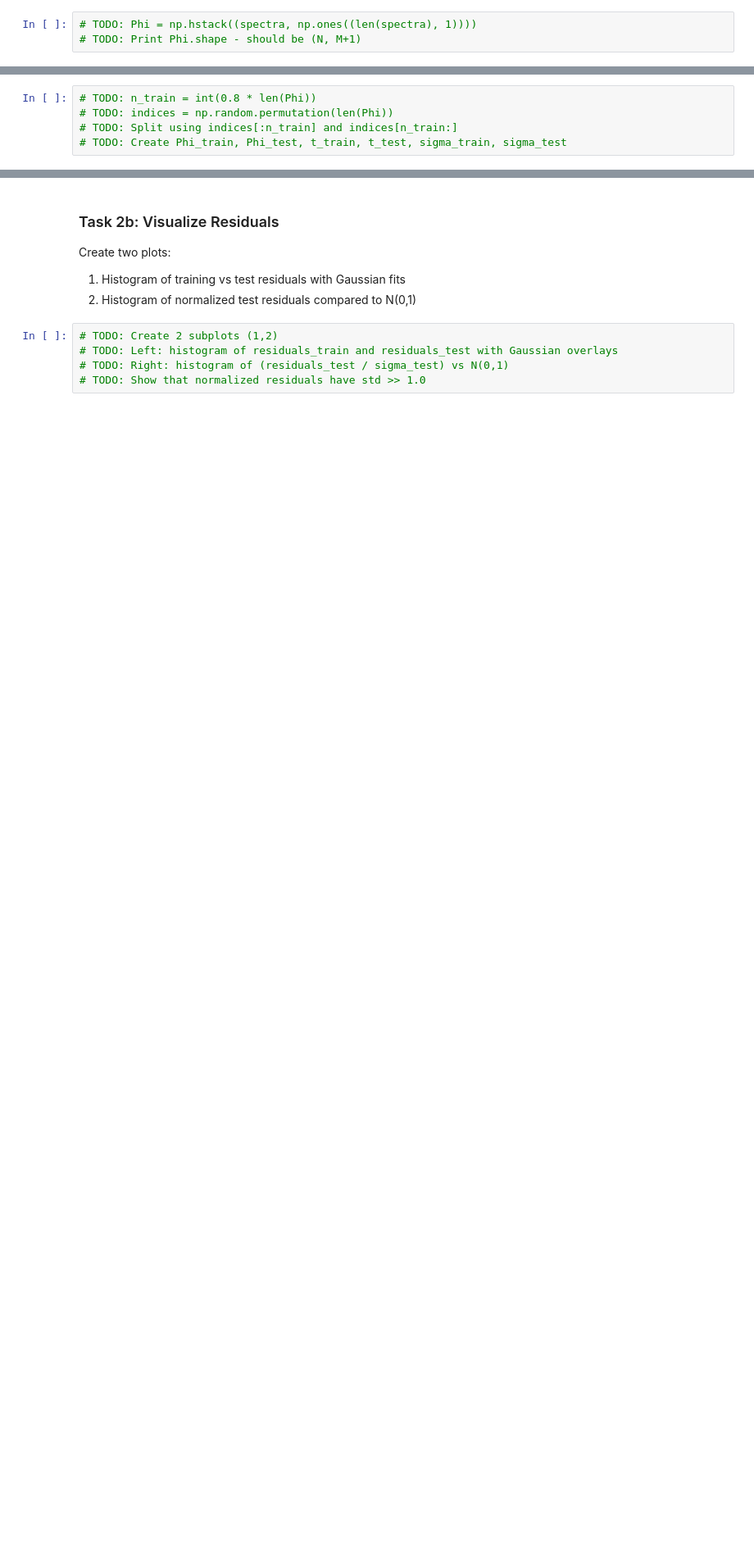
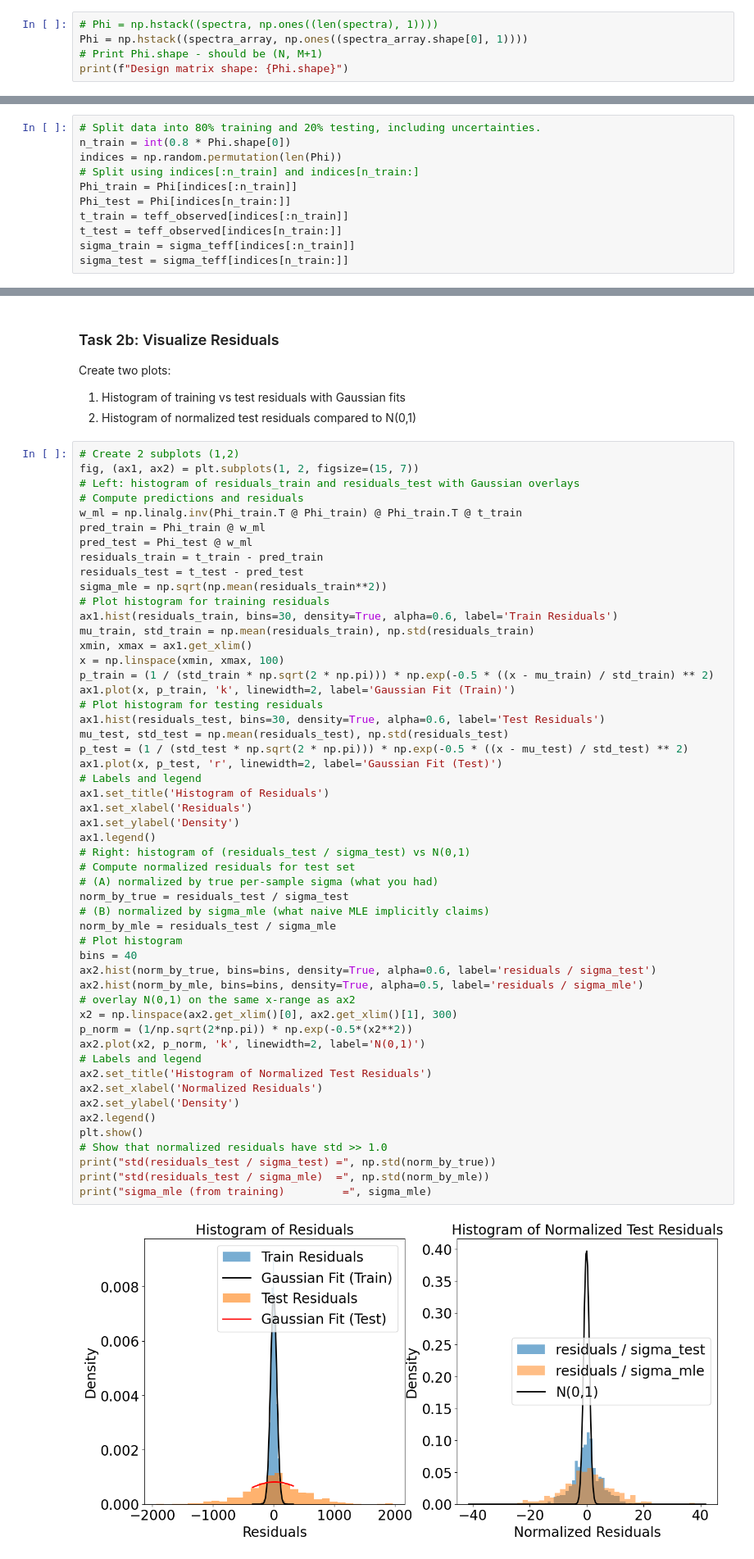
Before and after one commit to NirmalKumarMari/PHYS-434, a Jupyter notebook: lab_6_template.ipynb, the cells around one changed output, grey strips where cells are left out. Shown at 82% size. Drawn from its saved outputs; the diff is of its cells as text; blank space fills up the shorter version.

```diff
--- a/lab_6_template.ipynb
+++ b/lab_6_template.ipynb
@@ -64,3 +75,5 @@ Create design matrix $\boldsymbol{\Phi}$ with:
 # %%
-# TODO: Phi = np.hstack((spectra, np.ones((len(spectra), 1))))
-# TODO: Print Phi.shape - should be (N, M+1)
+# Phi = np.hstack((spectra, np.ones((len(spectra), 1))))
+Phi = np.hstack((spectra_array, np.ones((spectra_array.shape[0], 1))))
+# Print Phi.shape - should be (N, M+1)
+print(f"Design matrix shape: {Phi.shape}")
@@ -69,10 +84,16 @@ Create design matrix $\boldsymbol{\Phi}$ with:
 
 Split data into 80% training and 20% testing, including uncertainties.
 # %%
-# TODO: n_train = int(0.8 * len(Phi))
-# TODO: indices = np.random.permutation(len(Phi))
-# TODO: Split using indices[:n_train] and indices[n_train:]
-# TODO: Create Phi_train, Phi_test, t_train, t_test, sigma_train, sigma_test
+# Split data into 80% training and 20% testing, including uncertainties.
+n_train = int(0.8 * Phi.shape[0])
+indices = np.random.permutation(len(Phi))
+# Split using indices[:n_train] and indices[n_train:]
+Phi_train = Phi[indices[:n_train]]
+Phi_test = Phi[indices[n_train:]]
+t_train = teff_observed[indices[:n_train]]
+t_test = teff_observed[indices[n_train:]]
+sigma_train = sigma_teff[indices[:n_train]]
+sigma_test = sigma_teff[indices[n_train:]]
 # %% [markdown]
 ### Task 1d: Visualize Spectra
 
@@ -109,7 +156,56 @@ Create two plots:
 1. Histogram of training vs test residuals with Gaussian fits
 2. Histogram of normalized test residuals compared to N(0,1)
 # %%
-# TODO: Create 2 subplots (1,2)
-# TODO: Left: histogram of residuals_train and residuals_test with Gaussian overlays
-# TODO: Right: histogram of (residuals_test / sigma_test) vs N(0,1)
-# TODO: Show that normalized residuals have std >> 1.0
+# Create 2 subplots (1,2)
+fig, (ax1, ax2) = plt.subplots(1, 2, figsize=(15, 7))
+# Left: histogram of residuals_train and residuals_test with Gaussian overlays
+# Compute predictions and residuals
+w_ml = np.linalg.inv(Phi_train.T @ Phi_train) @ Phi_train.T @ t_train
+pred_train = Phi_train @ w_ml
+pred_test = Phi_test @ w_ml
+residuals_train = t_train - pred_train
+residuals_test = t_test - pred_test
+sigma_mle = np.sqrt(np.mean(residuals_train**2))
+# Plot histogram for training residuals
+ax1.hist(residuals_train, bins=30, density=True, alpha=0.6, label='Train Residuals')
+mu_train, std_train = np.mean(residuals_train), np.std(residuals_train)
+xmin, xmax = ax1.get_xlim()
+x = np.linspace(xmin, xmax, 100)
+p_train = (1 / (std_train * np.sqrt(2 * np.pi))) * np.exp(-0.5 * ((x - mu_train) / std_train) ** 2)
+ax1.plot(x, p_train, 'k', linewidth=2, label='Gaussian Fit (Train)')
+# Plot histogram for testing residuals
+ax1.hist(residuals_test, bins=30, density=True, alpha=0.6, label='Test Residuals')
+mu_test, std_test = np.mean(residuals_test), np.std(residuals_test)
+p_test = (1 / (std_test * np.sqrt(2 * np.pi))) * np.exp(-0.5 * ((x - mu_test) / std_test) ** 2)
+ax1.plot(x, p_test, 'r', linewidth=2, label='Gaussian Fit (Test)')
+# Labels and legend
+ax1.set_title('Histogram of Residuals')
+ax1.set_xlabel('Residuals')
+ax1.set_ylabel('Density')
+ax1.legend()
+# Right: histogram of (residuals_test / sigma_test) vs N(0,1)
+# Compute normalized residuals for test set
+# (A) normalized by true per-sample sigma (what you had)
+norm_by_true = residuals_test / sigma_test
+# (B) normalized by sigma_mle (what naive MLE implicitly claims)
+norm_by_mle = residuals_test / sigma_mle
+# Plot histogram
+bins = 40
+ax2.hist(norm_by_true, bins=bins, density=True, alpha=0.6, label='residuals / sigma_test')
+ax2.hist(norm_by_mle, bins=bins, density=True, alpha=0.5, label='residuals / sigma_mle')
+# overlay N(0,1) on the same x-range as ax2
+x2 = np.linspace(ax2.get_xlim()[0], ax2.get_xlim()[1], 300)
+p_norm = (1/np.sqrt(2*np.pi)) * np.exp(-0.5*(x2**2))
+ax2.plot(x2, p_norm, 'k', linewidth=2, label='N(0,1)')
+# Labels and legend
+ax2.set_title('Histogram of Normalized Test Residuals')
+ax2.set_xlabel('Normalized Residuals')
+ax2.set_ylabel('Density')
+ax2.legend()
+plt.show()
+# Show that normalized residuals have std >> 1.0
+print("std(residuals_test / sigma_test) =", np.std(norm_by_true))
+print("std(residuals_test / sigma_mle)  =", np.std(norm_by_mle))
+print("sigma_mle (from training)         =", sigma_mle)
+# %% [output]
+[figure, added]
```
Also changed, not shown: parts of 19 cells of this notebook.
